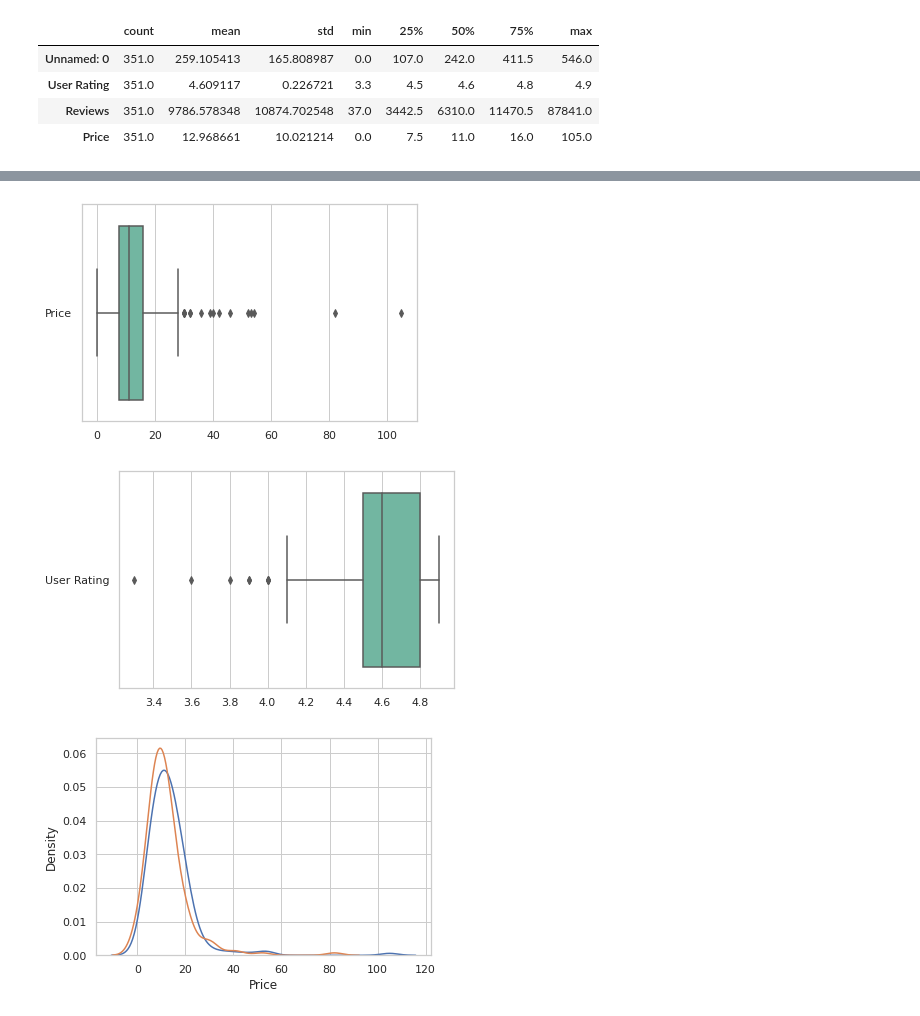
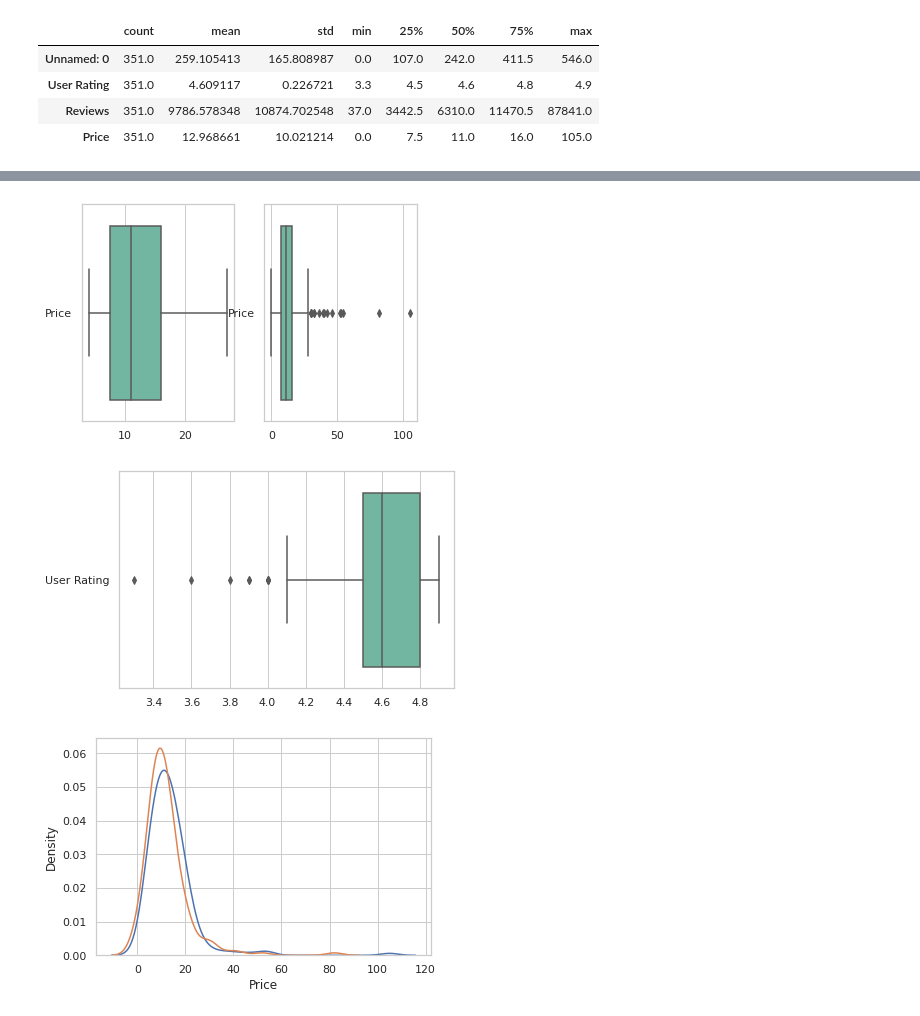
Before and after one commit to polisoma/tools, a Jupyter notebook: Amazon_bestsellers.ipynb, the cells around one changed output, grey strips where cells are left out. Cells and saved outputs as stored; diff of their text form; code cells hidden in the pictures.

```diff
--- a/Amazon_bestsellers.ipynb
+++ b/Amazon_bestsellers.ipynb
@@ -364,11 +365,19 @@ ax1=sns.boxplot(data=bestsellers_clean[['Reviews']], orient="h", palette="Set2")
+# %%
+# removing outliers
+fig, axs = plt.subplots(ncols=2)
+sns.boxplot(data=bestsellers_clean[['Price']], orient="h", palette="Set2",
+                showfliers=False, whis=[5, 95],ax=axs[0])
+sns.boxplot(data=bestsellers_clean[['Price']], orient="h", palette="Set2",
+                ax=axs[1])
+fig.show()
+# %% [output]
+[figure, added]
 # %%
-ax2=sns.boxplot(data=bestsellers_clean[['Price']], orient="h", palette="Set2")
+
+
+ax3=sns.boxplot(data=bestsellers_clean[['User Rating']], orient="h", palette="Set2")
 # %% [output]
-[figure, old version]
+[figure, new version]
-# %%
-ax3=sns.boxplot(data=bestsellers_clean[['User Rating']], orient="h", palette="Set2")
-# %% [output]
-[figure, removed]
 # %%
 # plottign distributions depending on Genre
 sns.kdeplot(bestsellers_clean.Price[bestsellers_clean.Genre=='Non Fiction'], label='Non Fiction')
```
Also changed, not shown: parts of 5 cells of this notebook.
